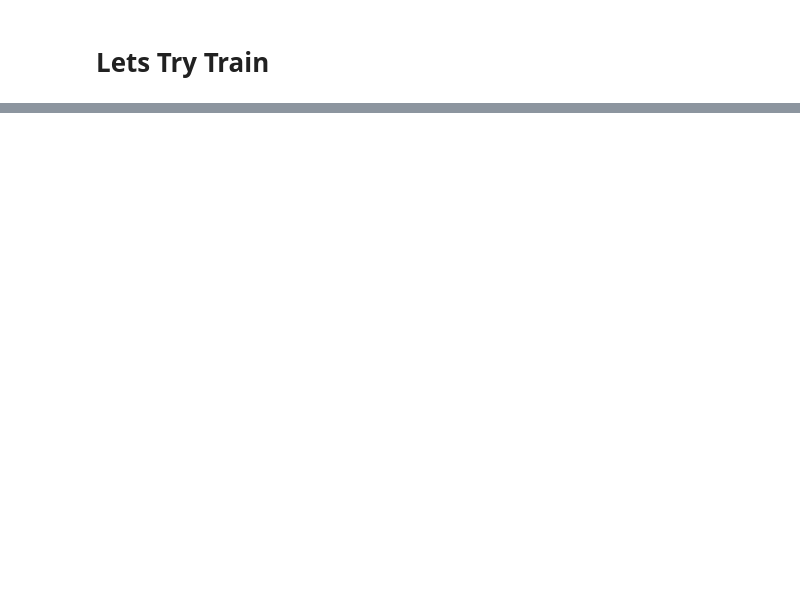
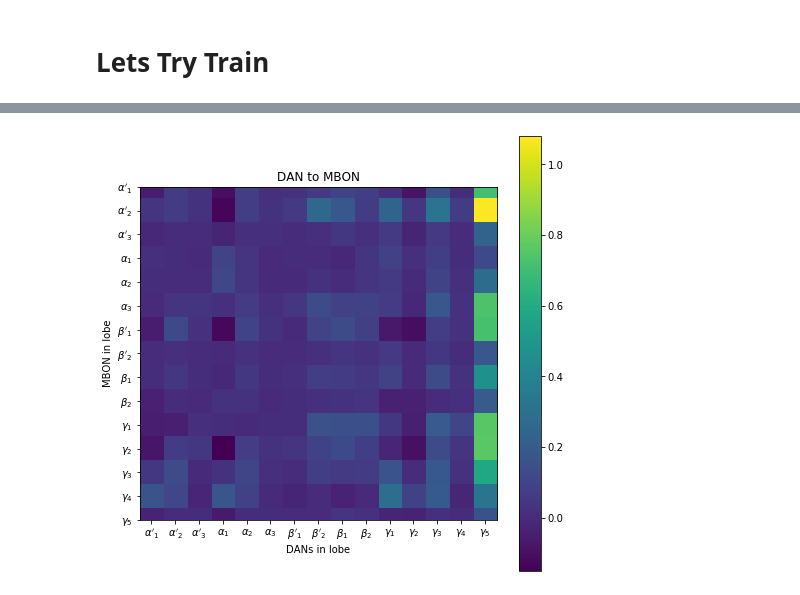
Before and after one commit to Jake-Jay/mushroom-body-models, a Jupyter notebook: RNN/train_rnn.ipynb, the cells around one changed output, grey strips where cells are left out. Cells and saved outputs as stored; diff of their text form; code cells hidden in the pictures; blank space fills up the shorter version.

```diff
--- a/RNN/train_rnn.ipynb
+++ b/RNN/train_rnn.ipynb
@@ -172,0 +128,13 @@ trainer.fit(model, train_dataloader, val_dataloader)
+# %%
+plt.figure(figsize=[8,8])
+plt.imshow(model.rnn.W_xh.weight.detach().numpy(), cmap='viridis')
+plt.colorbar()
+plt.xticks(range(0,15), greek_lobes)
+plt.yticks(range(0,15), greek_lobes)
+
+plt.title('DAN to MBON')
+plt.xlabel('DANs in lobe')
+plt.ylabel('MBON in lobe')
+plt.show()
+# %% [output]
+[figure, added]
```
Also changed, not shown: parts of 23 cells of this notebook, 7 other files.
